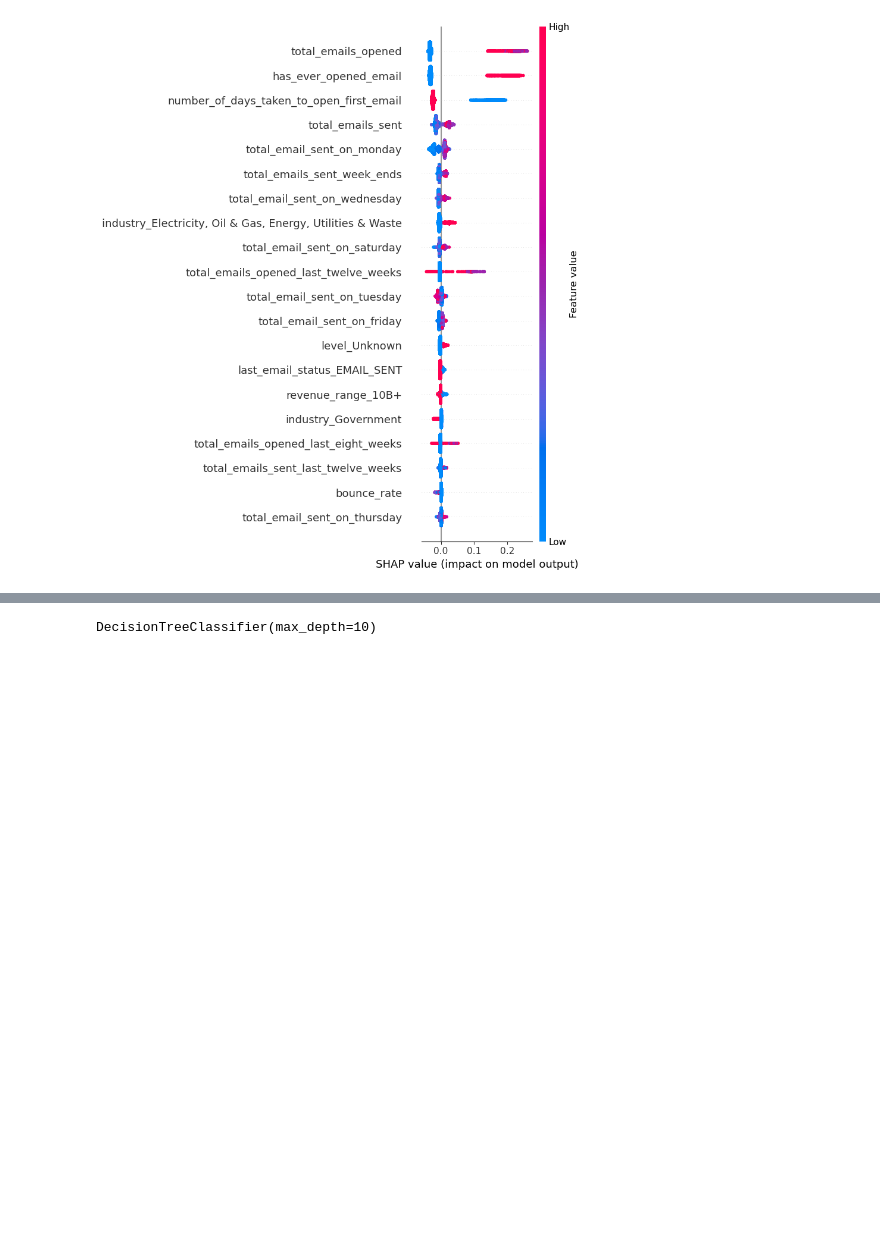
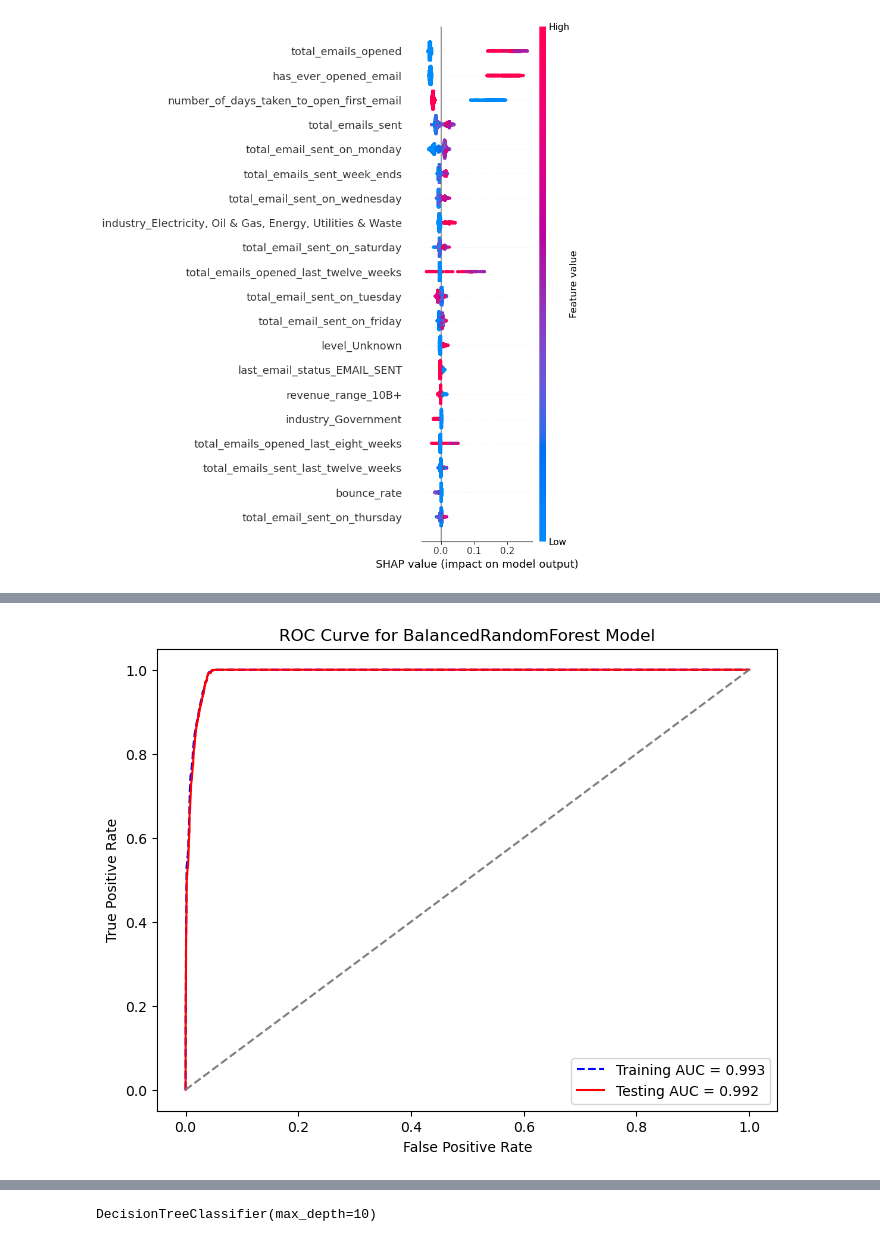
Before and after one commit to darshanDhameliya/AI_ML_Projects, a Jupyter notebook: schneider_electric/notebooks/4 April Model Development.ipynb, the cells around one changed output, grey strips where cells are left out. Drawn from its saved outputs; the diff is of its cells as text; code cells hidden in the pictures; blank space fills up the shorter version.

```diff
--- a/schneider_electric/notebooks/4 April Model Development.ipynb
+++ b/schneider_electric/notebooks/4 April Model Development.ipynb
@@ -710,0 +732,28 @@ shap.summary_plot(brf_model_shap_values_class_1,X_test,feature_names=X_train.col
+# %%
+y_train_prob = brf_model.predict_proba(X_train)[:, 1]  # Probabilities for training data
+y_test_prob = brf_model.predict_proba(X_test)[:, 1]    # Probabilities for testing data
+
+# Compute ROC Curve
+fpr_train, tpr_train, _ = roc_curve(y_train, y_train_prob)
+fpr_test, tpr_test, _ = roc_curve(y_test, y_test_prob)
+
+# Compute AUC Score
+auc_train = auc(fpr_train, tpr_train)
+auc_test = auc(fpr_test, tpr_test)
+
+# Plot ROC Curves
+plt.figure(figsize=(8, 6))
+plt.plot(fpr_train, tpr_train, label=f"Training AUC = {auc_train:.3f}", linestyle="--", color="blue")
+plt.plot(fpr_test, tpr_test, label=f"Testing AUC = {auc_test:.3f}", linestyle="-", color="red")
+
+# Reference line for random classifier
+plt.plot([0, 1], [0, 1], linestyle="--", color="gray")
+
+# Labels and Title
+plt.xlabel("False Positive Rate")
+plt.ylabel("True Positive Rate")
+plt.title("ROC Curve for BalancedRandomForest Model")
+plt.legend()
+plt.show()
+# %% [output]
+[figure, added]
```
Also changed, not shown: parts of 38 cells of this notebook.
